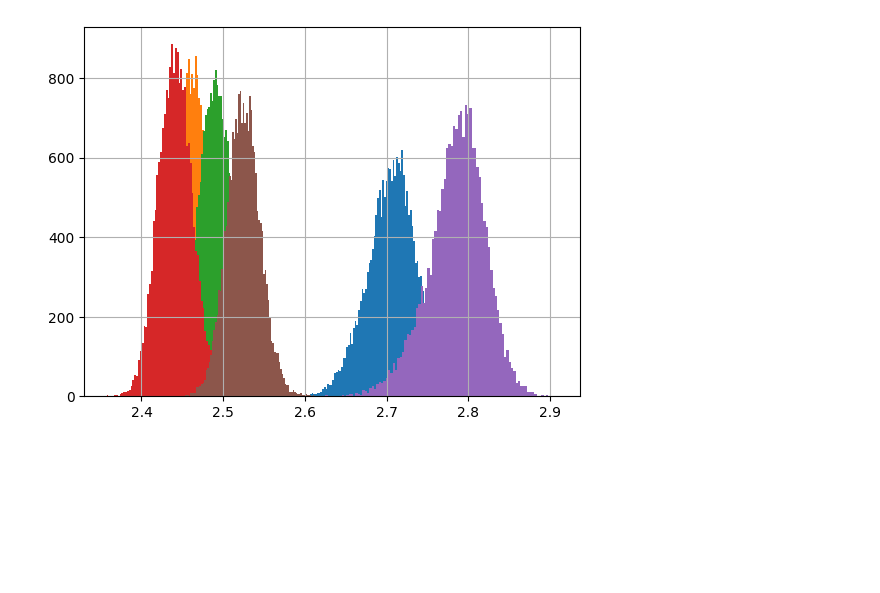
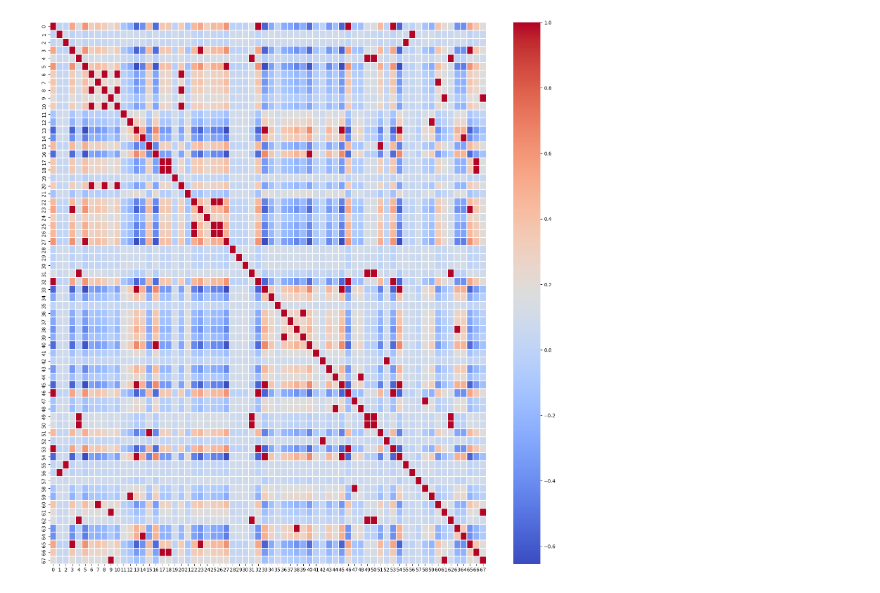
Before and after one commit to Hom4ikTop4ik/fmd-project, a Jupyter notebook: model/stats.ipynb, the cells around one changed output. Saved outputs shown, nothing was run; the diff lists cells and outputs as text; code cells hidden in the pictures; blank space fills up the shorter version.

```diff
--- a/model/stats.ipynb
+++ b/model/stats.ipynb
@@ -37,7 +37,20 @@ for i in eyes_corners:
 # %%
-for i in nose_pointlist:
+df = pd.DataFrame()
+
+for i in range(68):
     third = coords[:, i, 2]
     seris = pd.Series(map(float, list(third)))
-    seris.hist(bins=100)
+    df[str(i)] = seris
-# %% [output]
-[figure, removed]
+# %%
+import seaborn as sns
+import matplotlib.pyplot as plt
+
+def plot_correlation_matrix(df):
+    corr = df.corr()
+    plt.figure(figsize=(20,20))
+    sns.heatmap(corr, annot=False, cmap="coolwarm", linewidths=.01)
+    plt.show()
+
+plot_correlation_matrix(df)
+# %% [output]
+[figure, added]
```
Also changed, not shown: parts of 2 cells of this notebook, 40 other files.
